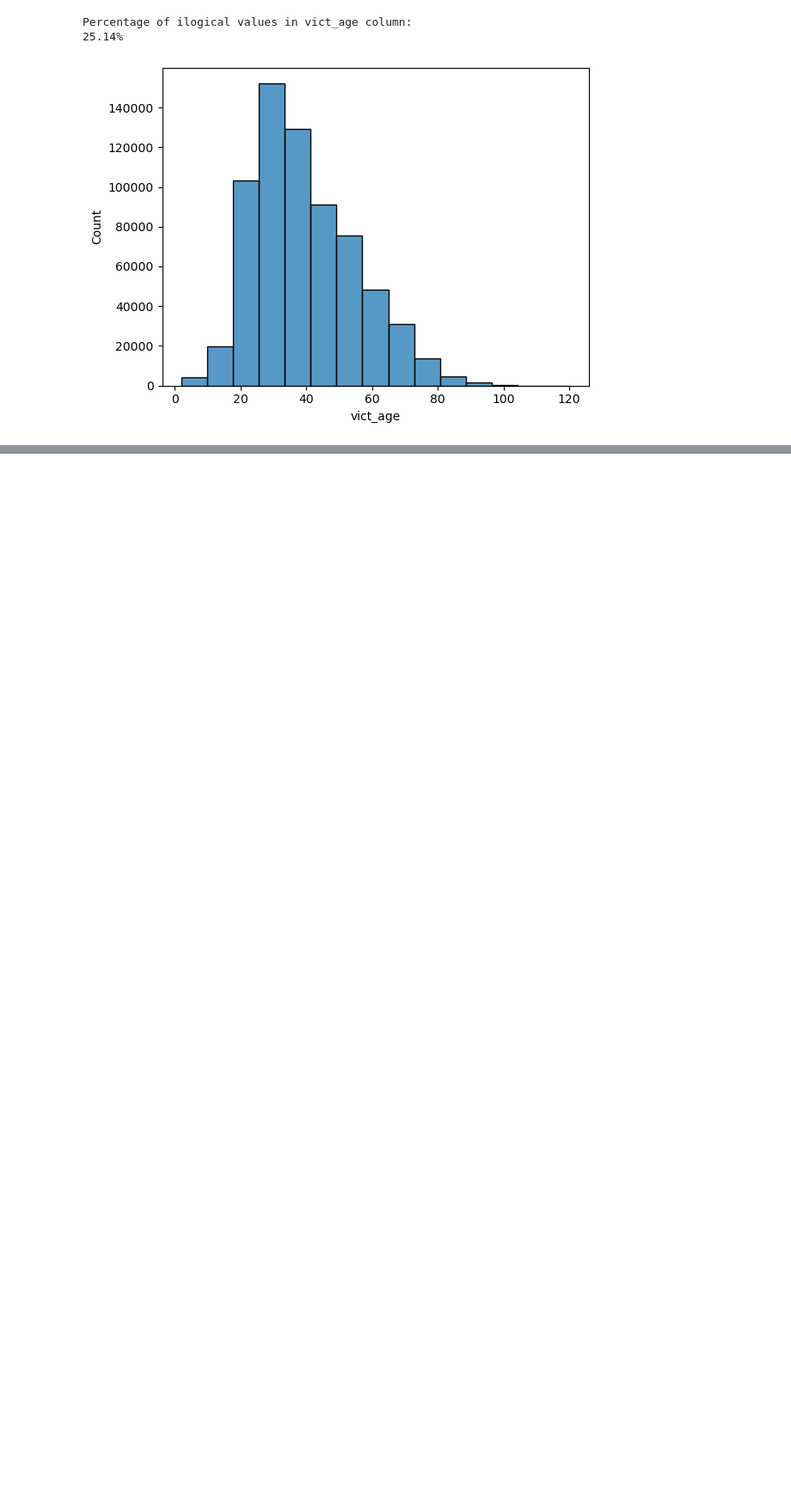
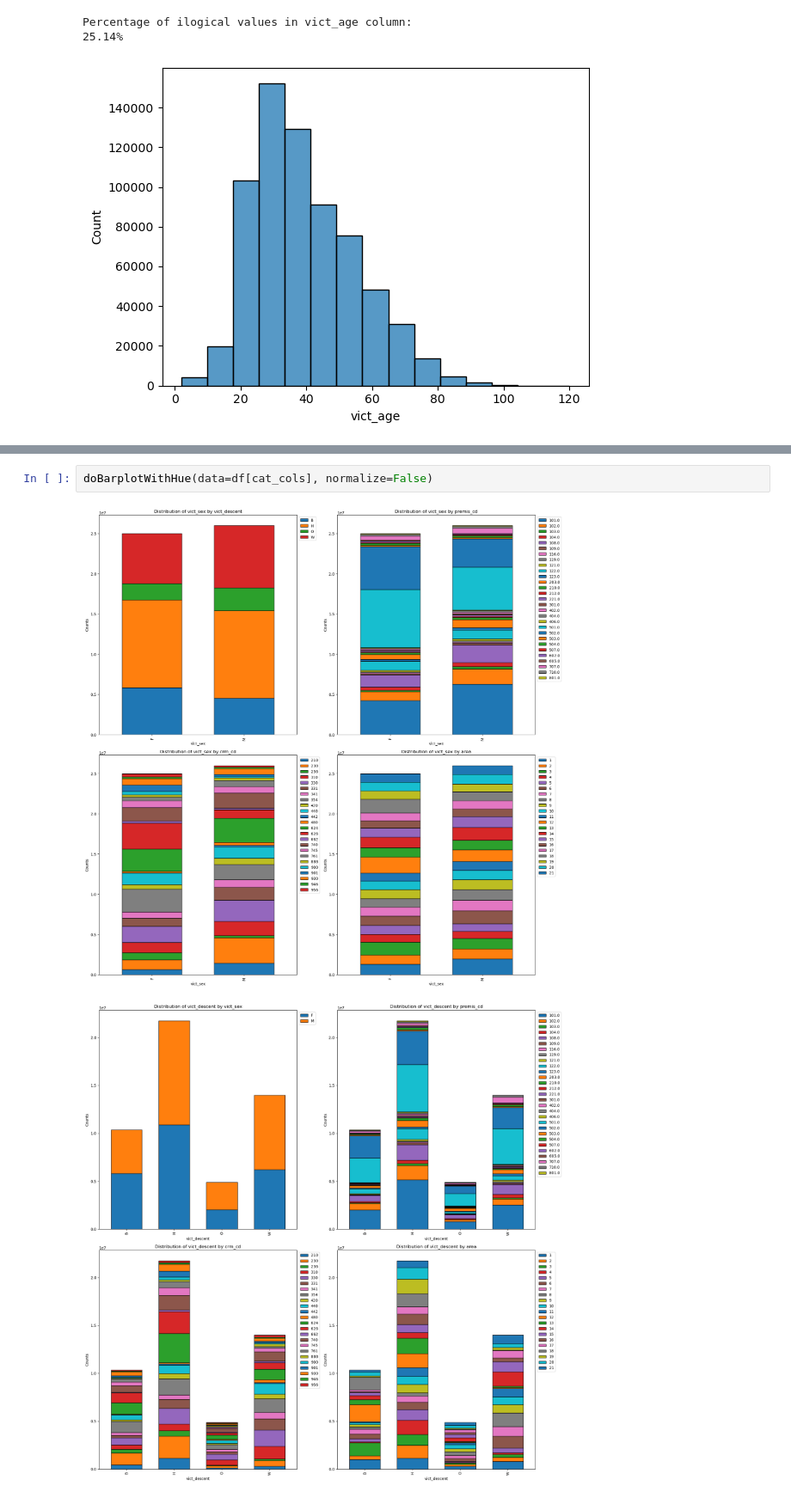
Before and after one commit to subramanyaJagadeesh/cmpe-255-crime-analysis, a Jupyter notebook: EDA.ipynb, the cells around one changed output, grey strips where cells are left out. Shown at 86% size. Cells and saved outputs as stored; diff of their text form; blank space fills up the shorter version.

```diff
--- a/EDA.ipynb
+++ b/EDA.ipynb
@@ -199,0 +206,5 @@ sample_df
+# %%
+doBarplotWithHue(data=df[cat_cols], normalize=False)
+# %% [output]
+[figure, added]
+[figure, added]
```
Also changed, not shown: parts of 28 cells of this notebook, 1 other file.
